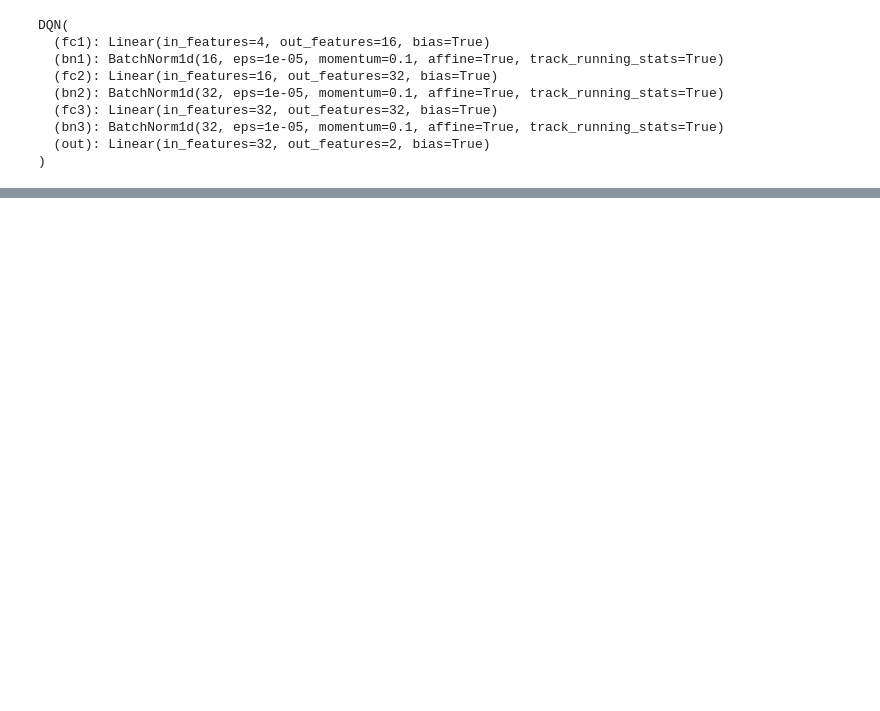
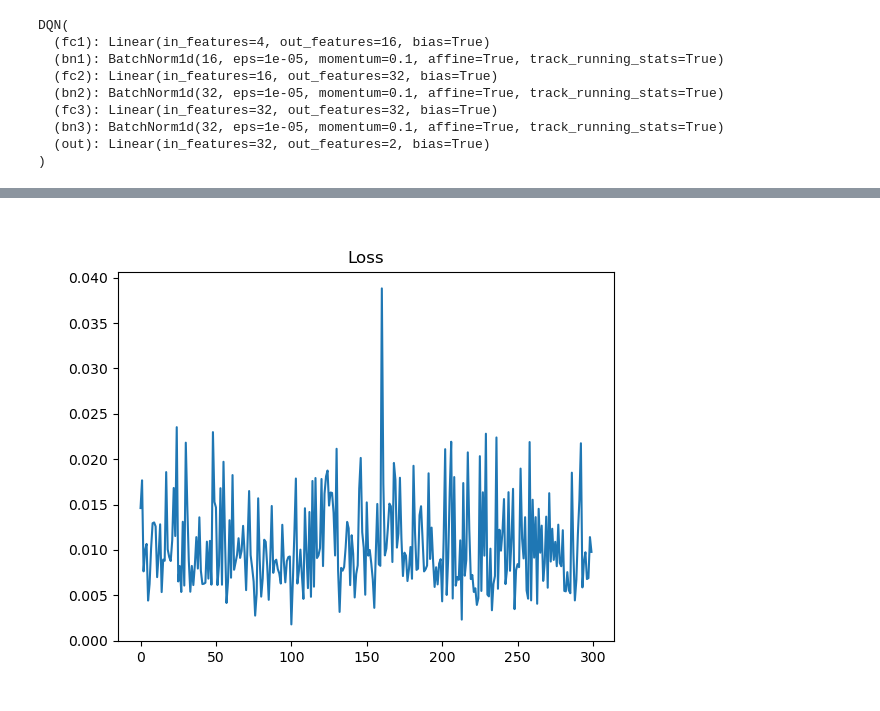
Before and after one commit to TeamDman/Vehicular-Game-Theory, a Jupyter notebook: platoongame/gym.ipynb, the cells around one changed output, grey strips where cells are left out. Cells and saved outputs as stored; diff of their text form; code cells hidden in the pictures; blank space fills up the shorter version.

```diff
--- a/platoongame/gym.ipynb
+++ b/platoongame/gym.ipynb
@@ -126,21 +122,3 @@ def sample_memory(batch_size: int) -> TransitionBatch:
         next_states=torch.stack([s.next_state for s in samples]),
         terminals=torch.as_tensor([s.terminal for s in samples], dtype=torch.bool),
     )
-# %%
-# warmup memory
-state = env.reset()
-for i in tqdm(range(MEMORY_SIZE)):
-    action = env.action_space.sample()
-    next_state, reward, done, info = env.step(action)
-    memory.append(Transition(
-        state=torch.as_tensor(state, dtype=torch.float32),
-        action=action,
-        reward=reward,
-        next_state=torch.as_tensor(next_state, dtype=torch.float32),
-        terminal=done,
-    ))
-    if done:
-        state = env.reset()
-    else:
-        state = next_state
-del state
@@ -289,3 +261,11 @@ plt.show()
+# %%
+# episode durations
+plt.figure()
+plt.plot(loss_history[-300:])
+plt.title("Loss")
+plt.show()
+# %% [output]
+[figure, added]
 # %%
 # investigate actions
 import ipywidgets as widgets
```
Also changed, not shown: parts of 9 cells of this notebook, 1 other file.
